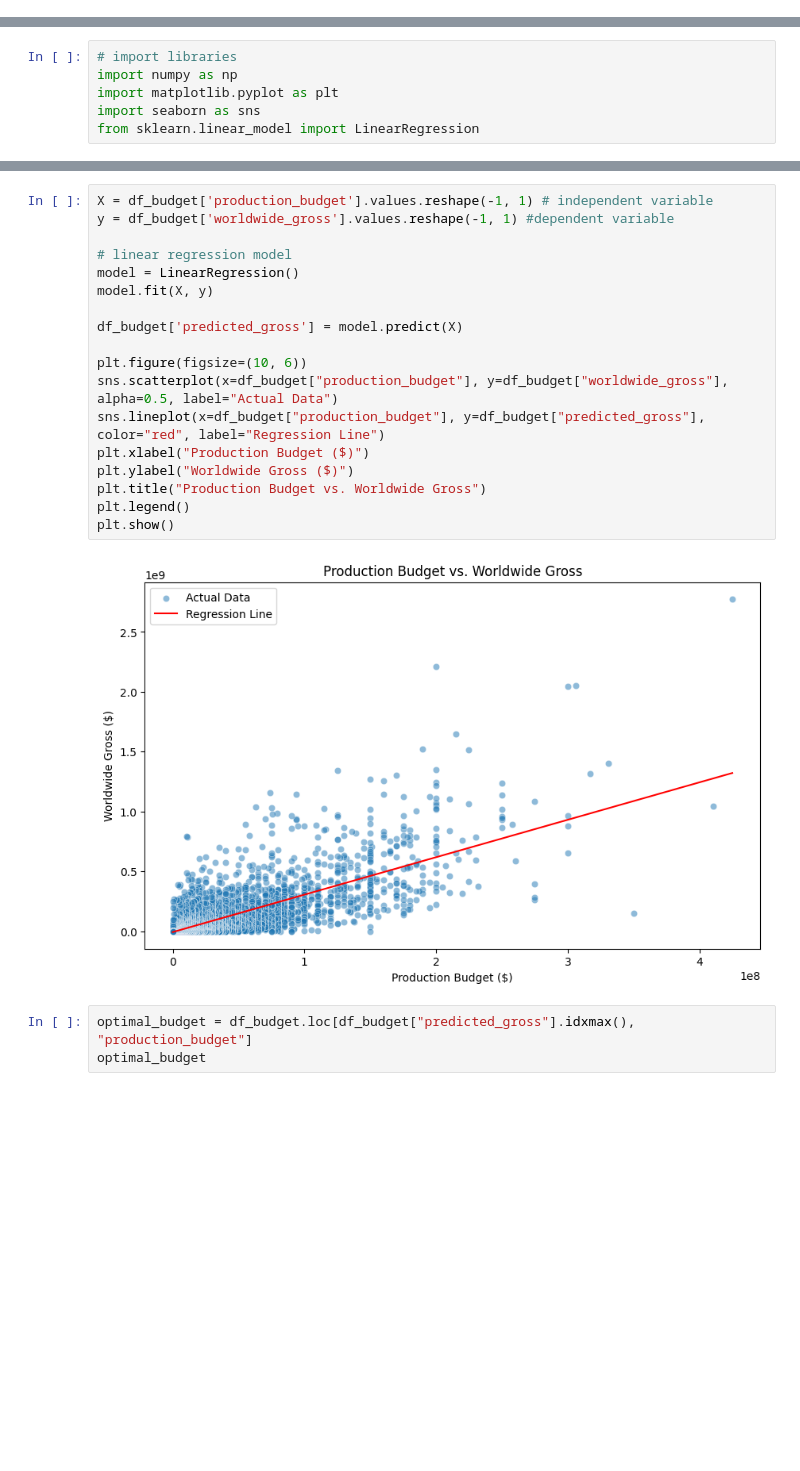
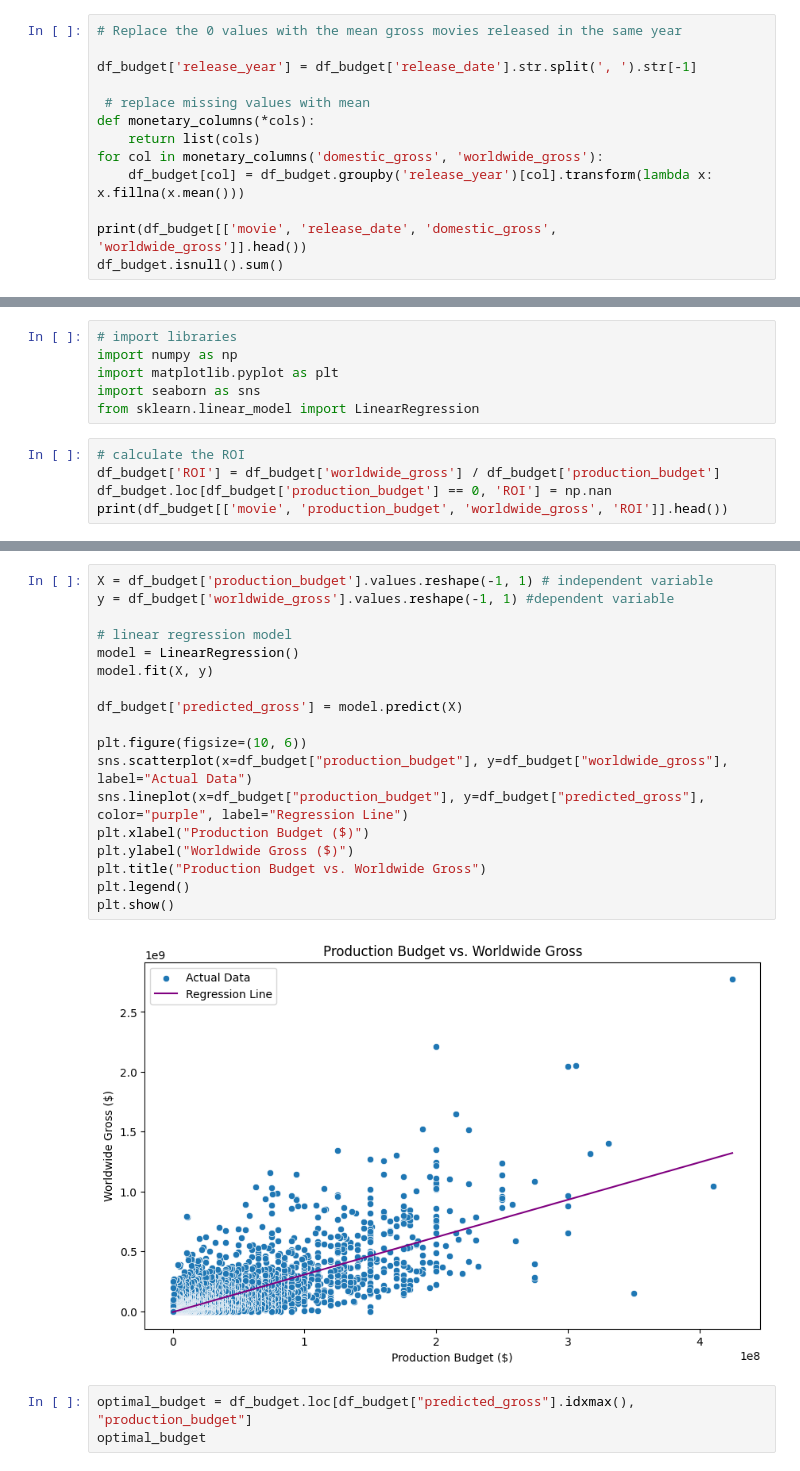
Before and after one commit to msnjerig/dsc-phase-2-project-v3, a Jupyter notebook: workpad.ipynb, the cells around one changed output, grey strips where cells are left out. Cells and saved outputs as stored; diff of their text form; blank space fills up the shorter version.

```diff
--- a/workpad.ipynb
+++ b/workpad.ipynb
@@ -46,3 +70,16 @@ production_budget    float64
 domestic_gross       float64
 worldwide_gross      float64
 dtype: object
+# %%
+# Replace the 0 values with the mean gross movies released in the same year
+
+df_budget['release_year'] = df_budget['release_date'].str.split(', ').str[-1]
+
+ # replace missing values with mean
+def monetary_columns(*cols):
+    return list(cols)
+for col in monetary_columns('domestic_gross', 'worldwide_gross'):
+    df_budget[col] = df_budget.groupby('release_year')[col].transform(lambda x: x.fillna(x.mean()))
+
+print(df_budget[['movie', 'release_date', 'domestic_gross', 'worldwide_gross']].head())
+df_budget.isnull().sum()
@@ -65,3 +125,8 @@ import numpy as np
 import matplotlib.pyplot as plt
 import seaborn as sns
 from sklearn.linear_model import LinearRegression
+# %%
+# calculate the ROI
+df_budget['ROI'] = df_budget['worldwide_gross'] / df_budget['production_budget']
+df_budget.loc[df_budget['production_budget'] == 0, 'ROI'] = np.nan
+print(df_budget[['movie', 'production_budget', 'worldwide_gross', 'ROI']].head())
@@ -68,23 +162,23 @@ from sklearn.linear_model import LinearRegression
 # %%
 X = df_budget['production_budget'].values.reshape(-1, 1) # independent variable
 y = df_budget['worldwide_gross'].values.reshape(-1, 1) #dependent variable
 
 # linear regression model
 model = LinearRegression()
 model.fit(X, y)
 
 df_budget['predicted_gross'] = model.predict(X)
 
 plt.figure(figsize=(10, 6))
-sns.scatterplot(x=df_budget["production_budget"], y=df_budget["worldwide_gross"], alpha=0.5, label="Actual Data")
-sns.lineplot(x=df_budget["production_budget"], y=df_budget["predicted_gross"], color="red", label="Regression Line")
+sns.scatterplot(x=df_budget["production_budget"], y=df_budget["worldwide_gross"], label="Actual Data")
+sns.lineplot(x=df_budget["production_budget"], y=df_budget["predicted_gross"], color="purple", label="Regression Line")
 plt.xlabel("Production Budget ($)")
 plt.ylabel("Worldwide Gross ($)")
 plt.title("Production Budget vs. Worldwide Gross")
 plt.legend()
 plt.show()
 # %% [output]
-[figure, old version]
+[figure, new version]
 # %%
 optimal_budget = df_budget.loc[df_budget["predicted_gross"].idxmax(), "production_budget"]
 optimal_budget
```
Also changed, not shown: parts of 7 cells of this notebook.
